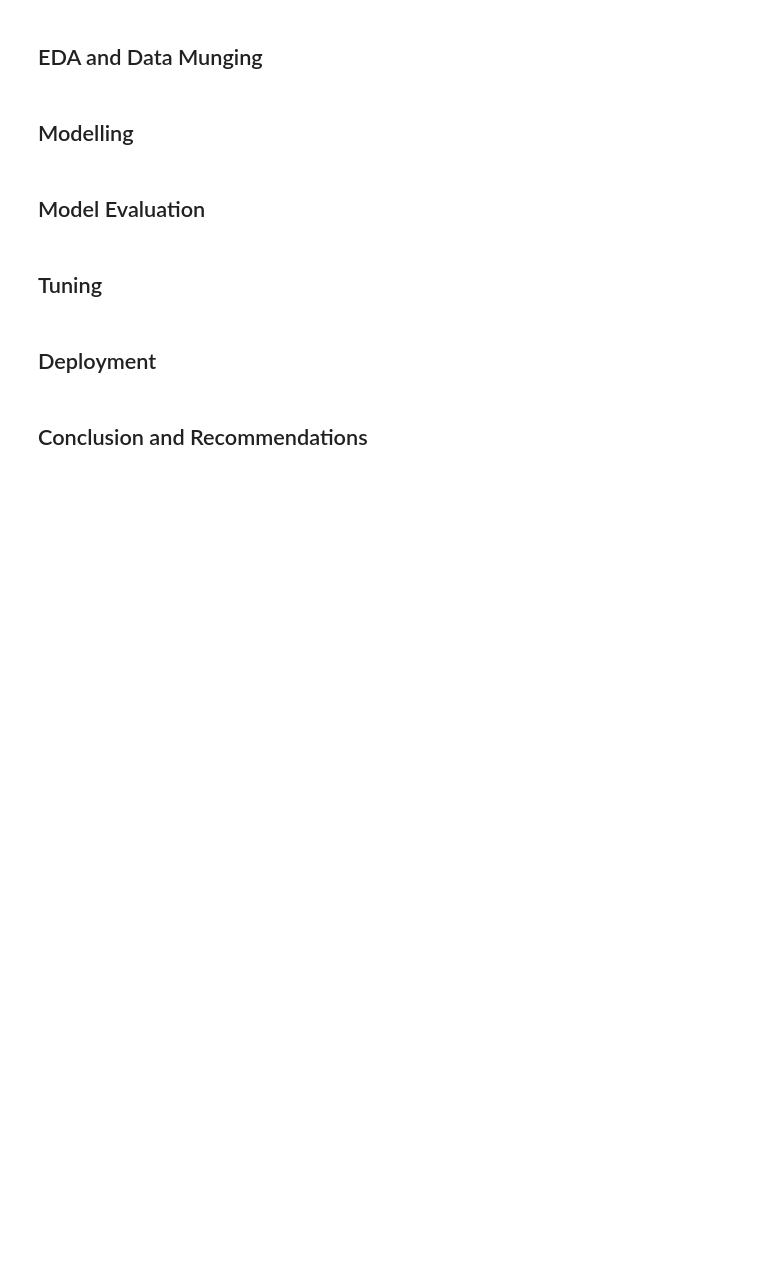
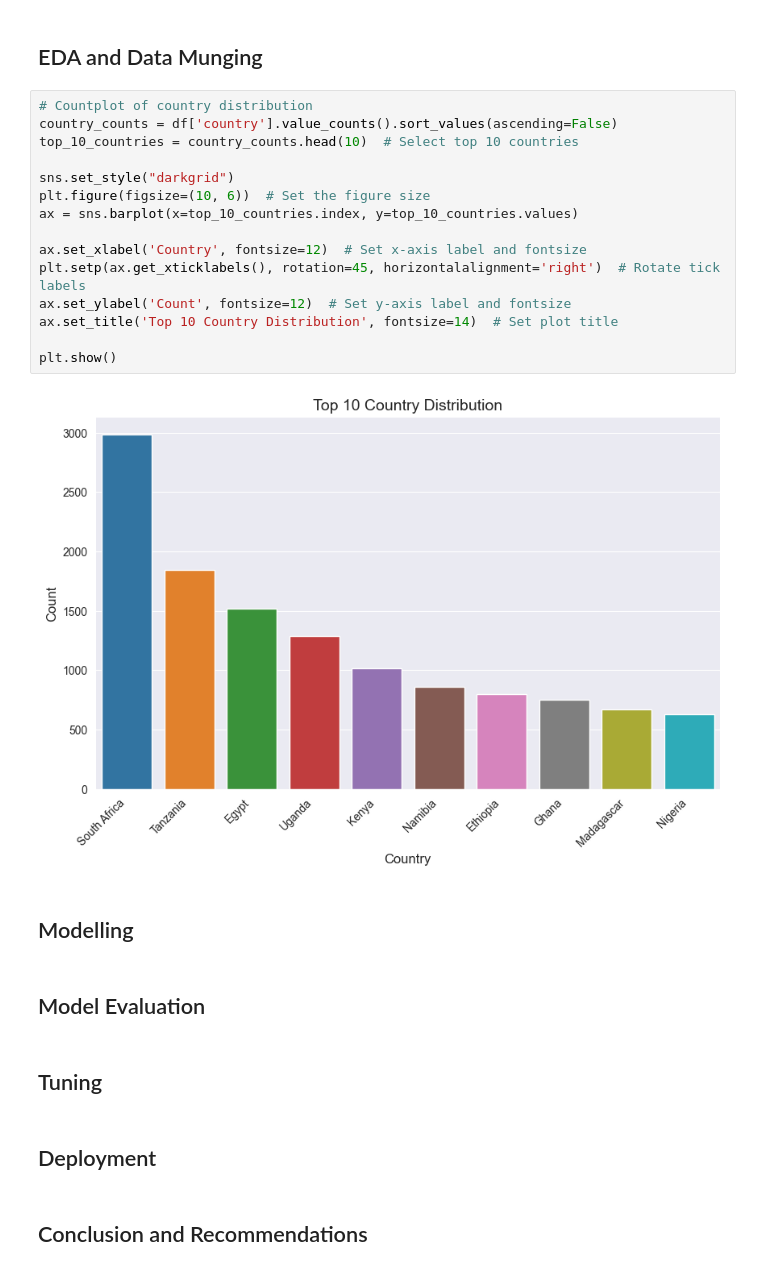
Before and after one commit to R3TR0Quan/travel-destination-recommendation-sys, a Jupyter notebook: misc_notebooks/kane.ipynb, the cells around one changed output. Drawn from its saved outputs; the diff is of its cells as text; blank space fills up the shorter version.

Commit message:
update visualization and created images folder

```diff
--- a/misc_notebooks/kane.ipynb
+++ b/misc_notebooks/kane.ipynb
@@ -550,6 +543,23 @@ df.head()
 | 13 | 4162082 | HOTEL | [Specialty Lodging] | Pelican Lodge & Camping | The lodge is situated in Nata, Bo... | 3.0 | -20.218332 | 26.233501 | 189 | ... |
 # %% [markdown]
 ## EDA and Data Munging
+# %%
+# Countplot of country distribution
+country_counts = df['country'].value_counts().sort_values(ascending=False)
+top_10_countries = country_counts.head(10)  # Select top 10 countries
+
+sns.set_style("darkgrid")
+plt.figure(figsize=(10, 6))  # Set the figure size
+ax = sns.barplot(x=top_10_countries.index, y=top_10_countries.values)
+
+ax.set_xlabel('Country', fontsize=12)  # Set x-axis label and fontsize
+plt.setp(ax.get_xticklabels(), rotation=45, horizontalalignment='right')  # Rotate tick labels
+ax.set_ylabel('Count', fontsize=12)  # Set y-axis label and fontsize
+ax.set_title('Top 10 Country Distribution', fontsize=14)  # Set plot title
+
+plt.show()
+# %% [output]
+[figure, added]
 # %% [markdown]
 ## Modelling
 # %% [markdown]
```
Also changed, not shown: parts of 5 cells of this notebook, 2 other files.
